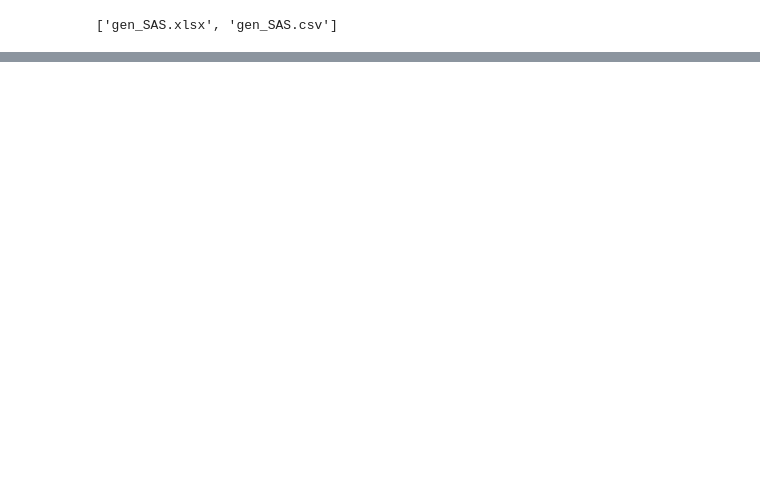
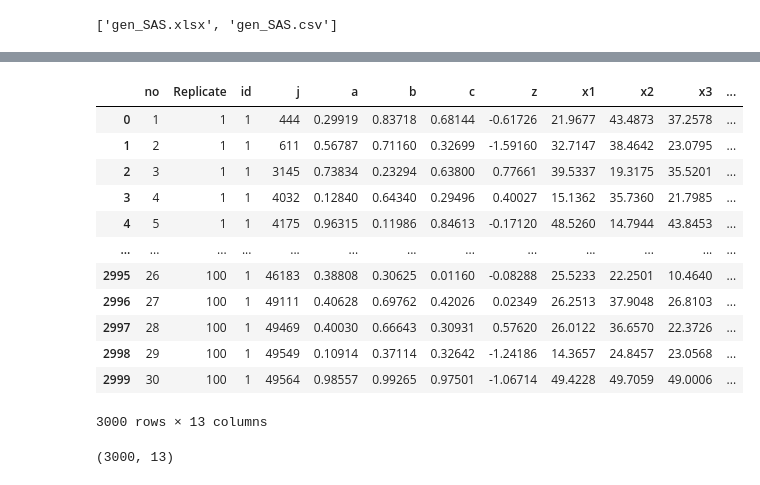
Before and after one commit to iam-fern/Research, a Jupyter notebook: GQtest.ipynb, the cells around one changed output, grey strips where cells are left out. Drawn from its saved outputs; the diff is of its cells as text; code cells hidden in the pictures; blank space fills up the shorter version.

```diff
--- a/GQtest.ipynb
+++ b/GQtest.ipynb
@@ -33 +55,22 @@ pd.read_excel(file_path)
 3000 rows × 13 columns
+# %%
+table = pd.read_excel(file_path)
+table
+# %% [output]
+|  | no | Replicate | id | j | a | b | c | z | x1 | x2 | x3 | ... |
+| 0 | 1 | 1 | 1 | 444 | 0.29919 | 0.83718 | 0.68144 | -0.61726 | 21.9677 | 43.4873 | 37.2578 | ... |
+| 1 | 2 | 1 | 1 | 611 | 0.56787 | 0.71160 | 0.32699 | -1.59160 | 32.7147 | 38.4642 | 23.0795 | ... |
+| 2 | 3 | 1 | 1 | 3145 | 0.73834 | 0.23294 | 0.63800 | 0.77661 | 39.5337 | 19.3175 | 35.5201 | ... |
+| 3 | 4 | 1 | 1 | 4032 | 0.12840 | 0.64340 | 0.29496 | 0.40027 | 15.1362 | 35.7360 | 21.7985 | ... |
+| 4 | 5 | 1 | 1 | 4175 | 0.96315 | 0.11986 | 0.84613 | -0.17120 | 48.5260 | 14.7944 | 43.8453 | ... |
+| ... | ... | ... | ... | ... | ... | ... | ... | ... | ... | ... | ... | ... |
+| 2995 | 26 | 100 | 1 | 46183 | 0.38808 | 0.30625 | 0.01160 | -0.08288 | 25.5233 | 22.2501 | 10.4640 | ... |
+| 2996 | 27 | 100 | 1 | 49111 | 0.40628 | 0.69762 | 0.42026 | 0.02349 | 26.2513 | 37.9048 | 26.8103 | ... |
+| 2997 | 28 | 100 | 1 | 49469 | 0.40030 | 0.66643 | 0.30931 | 0.57620 | 26.0122 | 36.6570 | 22.3726 | ... |
+| 2998 | 29 | 100 | 1 | 49549 | 0.10914 | 0.37114 | 0.32642 | -1.24186 | 14.3657 | 24.8457 | 23.0568 | ... |
+| 2999 | 30 | 100 | 1 | 49564 | 0.98557 | 0.99265 | 0.97501 | -1.06714 | 49.4228 | 49.7059 | 49.0006 | ... |
+3000 rows × 13 columns
+# %%
+table.shape
+# %% [output]
+(3000, 13)
```
Also changed, not shown: parts of 8 cells of this notebook.
